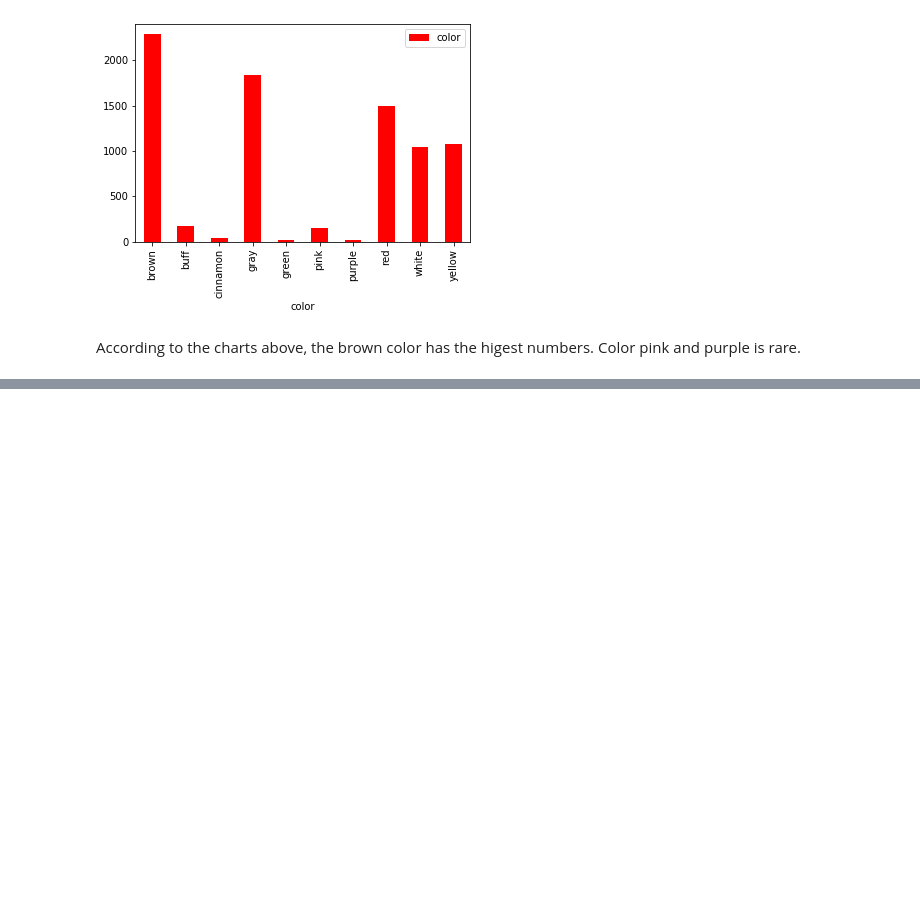
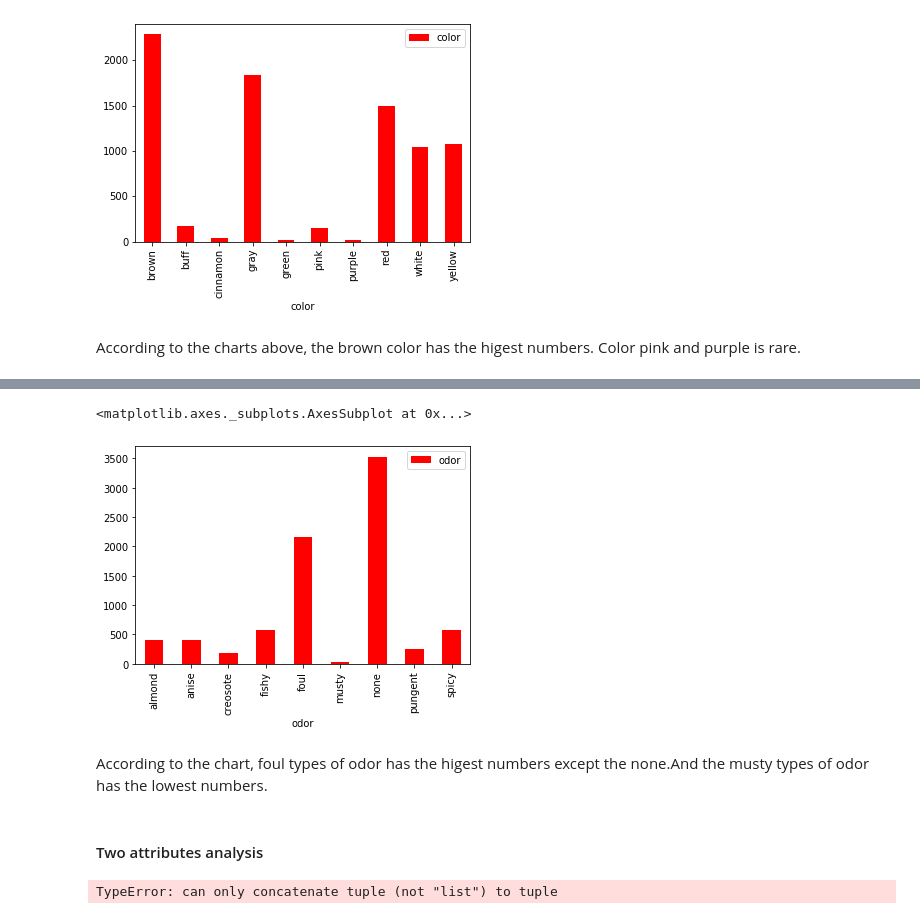
Before and after one commit to mandy941/final, a Jupyter notebook: M_Y_Project4.ipynb, the cells around one changed output, grey strips where cells are left out. Drawn from its saved outputs; the diff is of its cells as text; code cells hidden in the pictures; blank space fills up the shorter version.

```diff
--- a/M_Y_Project4.ipynb
+++ b/M_Y_Project4.ipynb
@@ -272,0 +290,5 @@ According to the charts above, the brown color has the higest numbers. Color pin
+# %%
+# create the dataframe to show the details of color by groupby function
+# print the results
+odor = sub.groupby('odor')[['odor']].count()
+odor
@@ -272,0 +307,10 @@ According to the charts above, the brown color has the higest numbers. Color pin
+# %%
+# create a bar chart to show the numbers of each types of color
+odor.plot.bar(color=['red', 'm'])
+# %% [output]
+<matplotlib.axes._subplots.AxesSubplot at 0x...>
+[figure, added]
+# %% [markdown]
+According to the chart, foul types of odor has the higest numbers except the none.And the musty types of odor has the lowest numbers.
+# %% [markdown]
+#### Two attributes analysis
@@ -272,0 +323,9 @@ According to the charts above, the brown color has the higest numbers. Color pin
+# %%
+# show barplot of shape grouped by Edible
+# add title,xlabel,ylabel to the plot
+pd.crosstab(sub1.shape, sub1.edible).plot(kind='bar')
+plt.title('Shape Distribution by Edible Status')
+plt.xlabel('Shape')
+plt.ylabel('Frequency')
+# %% [output]
+TypeError: can only concatenate tuple (not "list") to tuple
```
Also changed, not shown: parts of 7 cells of this notebook.
